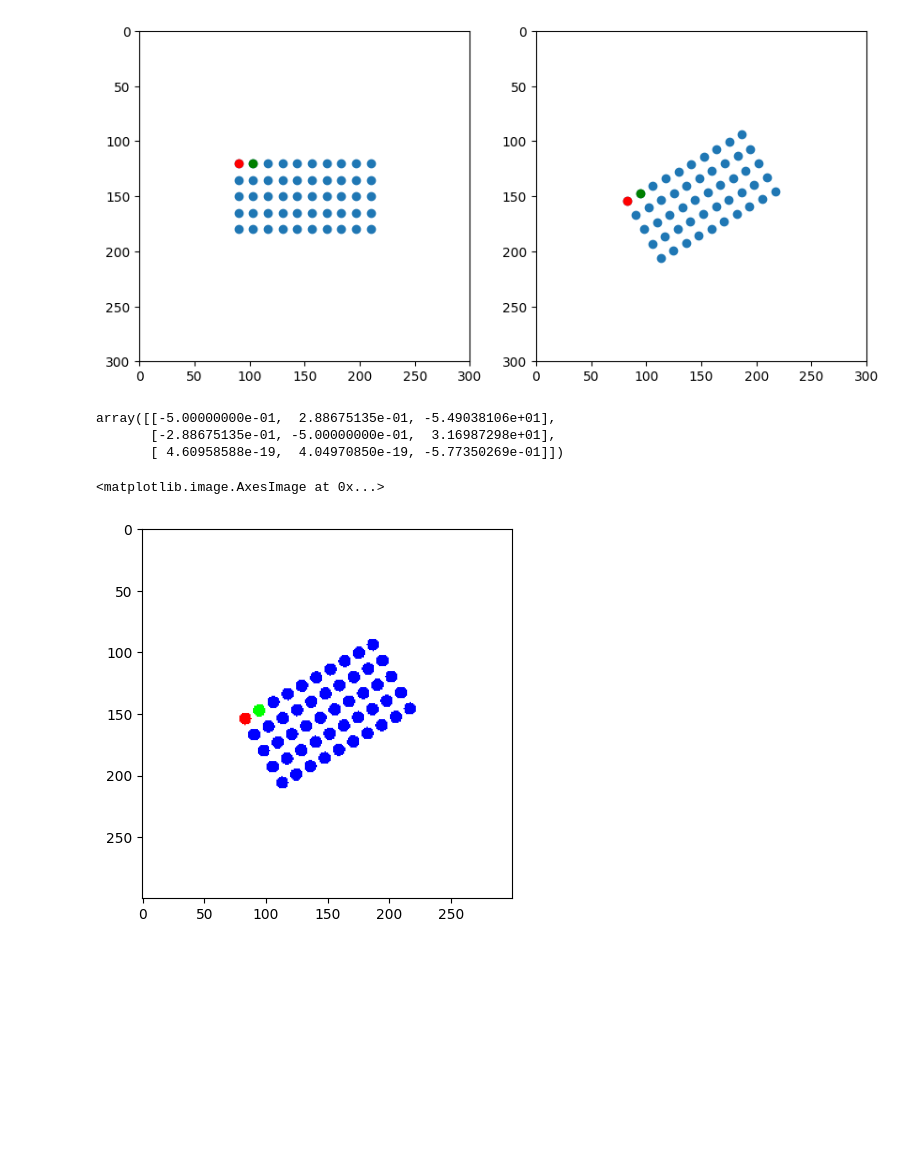
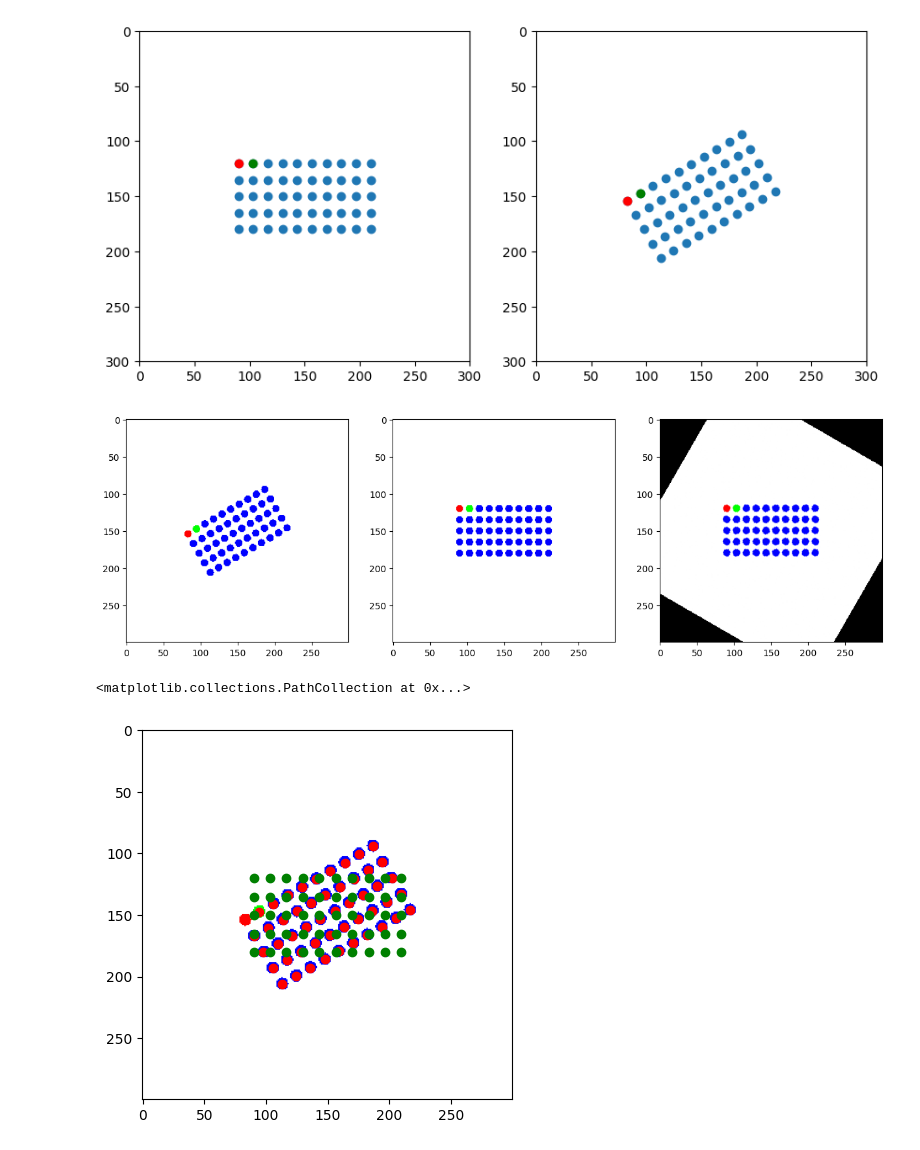
Before and after one commit to michaelzhan1/cs283-project, a Jupyter notebook: main.ipynb, the cells around one changed output. Cells and saved outputs as stored; diff of their text form; code cells hidden in the pictures; blank space fills up the shorter version.

```diff
--- a/main.ipynb
+++ b/main.ipynb
@@ -168,6 +163,15 @@ def plot_points_as_image(*points2d):
         ax.set_xlim(0, 300)
         ax.set_ylim(300, 0)
     plt.show()
+
+def plot_multiple_images(*images):
+    """Plot multiple images in a row"""
+    n = len(images)
+    fig = plt.figure(figsize=(5 * n, 5))
+    for i in range(n):
+        ax = fig.add_subplot(1, n, i + 1)
+        ax.imshow(images[i])
+    plt.show()
 # %%
 P_30z = get_rotated_camera(K, C, z=np.pi/6)
 P_30z
@@ -202,16 +198,22 @@ points_2d_30z = points_2dh_30z[:, :2] / points_2dh_30z[:, 2].reshape(-1, 1)
 plot_points_as_image(points_2d_orig, points_2d_30z)
 # %% [output]
 [figure]
-# %%
-H = get_homography(points_2d_orig, points_2d_30z)
-H
-# %% [output]
-array([[-5.00000000e-01,  2.88675135e-01, -5.49038106e+01],
-       [-2.88675135e-01, -5.00000000e-01,  3.16987298e+01],
-       [ 4.60958588e-19,  4.04970850e-19, -5.77350269e-01]])
-# %%
-temp = points_to_image(points_2d_30z)
-plt.imshow(temp)
-# %% [output]
-<matplotlib.image.AxesImage at 0x...>
-[figure, removed]
+# %%
+start_image = points_to_image(points_2d_30z)
+goal_image = points_to_image(points_2d_orig)
+H = get_homography(points_2d_30z, points_2d_orig)
+rectified_image = apply_homography(start_image, H, (0, 0, 300, 300))
+# %%
+plot_multiple_images(start_image, goal_image, rectified_image)
+# %% [output]
+[figure, added]
+# %%
+plt.imshow(start_image)
+plt.scatter(points_2d_30z[:, 1], points_2d_30z[:, 0], c='r')
+
+rectified_points = np.hstack([points_2d_30z, np.ones((points_2d_30z.shape[0], 1))]) @ H.T
+rectified_points = rectified_points[:, :2] / rectified_points[:, 2].reshape(-1, 1)
+plt.scatter(rectified_points[:, 1], rectified_points[:, 0], c='g')
+# %% [output]
+<matplotlib.collections.PathCollection at 0x...>
+[figure, added]
```
Also changed, not shown: parts of 3 cells of this notebook.
